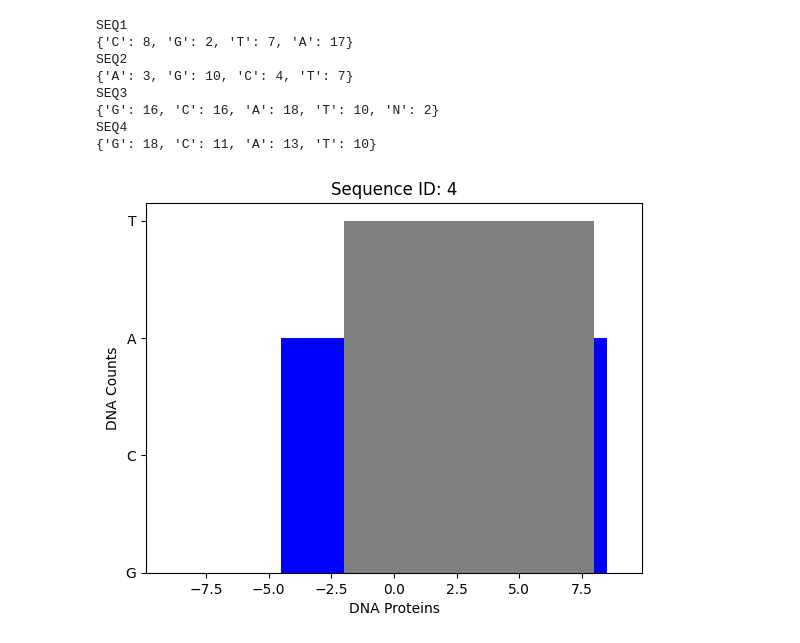
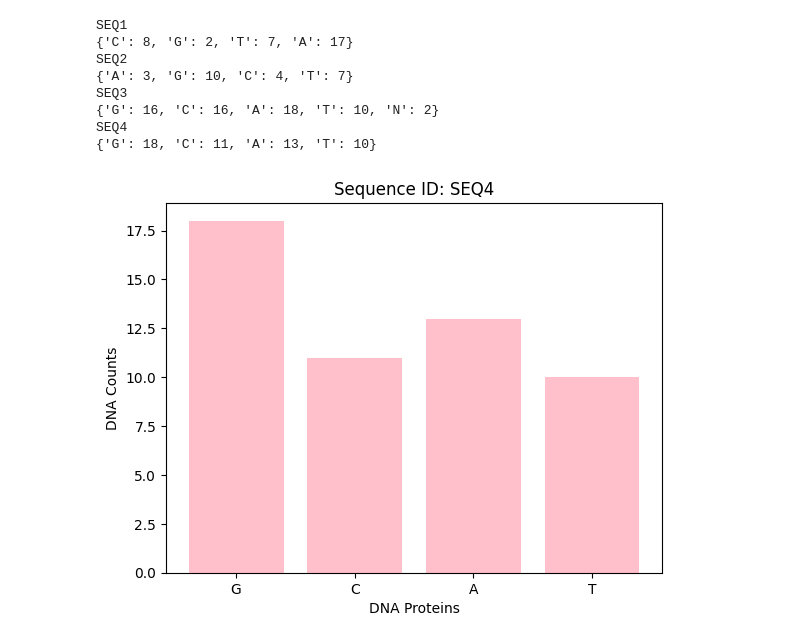
Before and after one commit to Akina-Aoki/aira_franco_lab1, a Jupyter notebook: lab1.ipynb, the cells around one changed output. Cells and saved outputs as stored; diff of their text form; code cells hidden in the pictures.

Commit message:
fixed seq 4 bar plot

```diff
--- a/lab1.ipynb
+++ b/lab1.ipynb
@@ -337,22 +337,22 @@ SEQ4
 # %%
 # matplotlib for plotting
 import matplotlib.pyplot as plt
 
 # loop through both key and value with items()
 for sequence_id, counts in dna_numbers.items():
     # extract key value from the dictionary
-    letters = list(counts.keys())
-    values = list(counts.values())
+    dna_proteins = list(counts.keys())
+    dna_counts = list(counts.values())
 
 # bar() function in the matplotlib.pyplot library and define different parameters
-plt.bar(range(len(dna_numbers)),letters, values, color = ["red", "violet", "blue", "grey", "green"])
+plt.bar(dna_proteins, dna_counts, color = ["pink"])
 
 # label x and y axis
 plt.xlabel("DNA Proteins")
 plt.ylabel("DNA Counts")
-plt.title(f'Sequence ID: {i}')
+plt.title(f'Sequence ID: {sequence_id}')
 
 # show chart
 plt.show()
 # %% [output]
-[figure, old version]
+[figure, new version]
```
Also changed, not shown: 1 other file.
